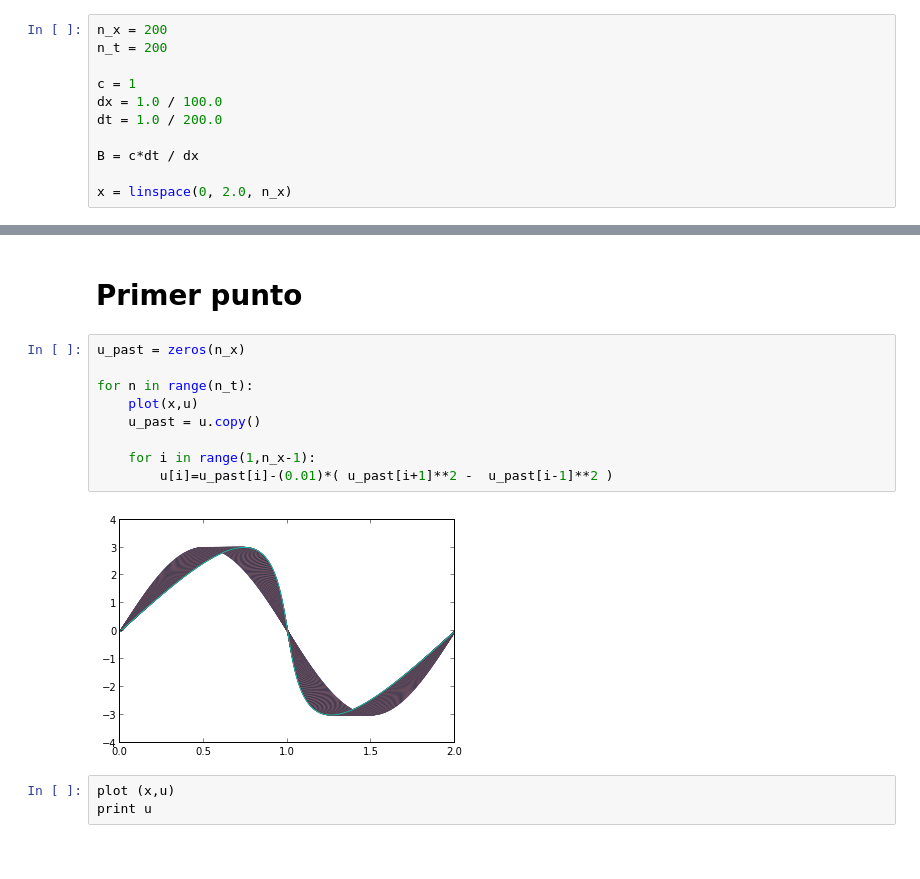
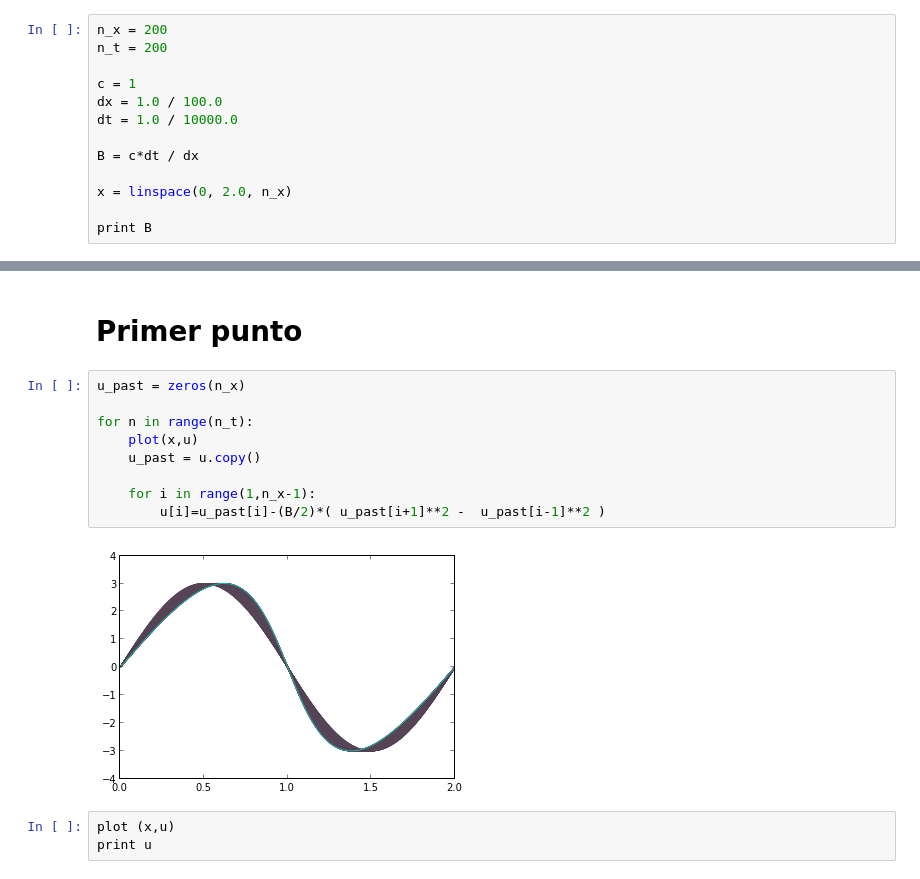
Before and after one commit to Alejogon/Tarea7, a Jupyter notebook: burger.ipynb, the cells around one changed output, grey strips where cells are left out. Cells and saved outputs as stored; diff of their text form.

```diff
--- a/burger.ipynb
+++ b/burger.ipynb
@@ -8,8 +8,10 @@ n_t = 200
 
 c = 1
 dx = 1.0 / 100.0
-dt = 1.0 / 200.0
+dt = 1.0 / 10000.0
 
 B = c*dt / dx
 
 x = linspace(0, 2.0, n_x)
+
+print B
@@ -30,14 +34,14 @@ u[-1] = 0
 # %%
 u_past = zeros(n_x)
 
 for n in range(n_t):
     plot(x,u)
     u_past = u.copy()
 
     for i in range(1,n_x-1):
-        u[i]=u_past[i]-(0.01)*( u_past[i+1]**2 -  u_past[i-1]**2 )
+        u[i]=u_past[i]-(B/2)*( u_past[i+1]**2 -  u_past[i-1]**2 )
 # %% [output]
-[figure, old version]
+[figure, new version]
 # %%
 plot (x,u)
 print u
```
Also changed, not shown: parts of 1 cell of this notebook.
